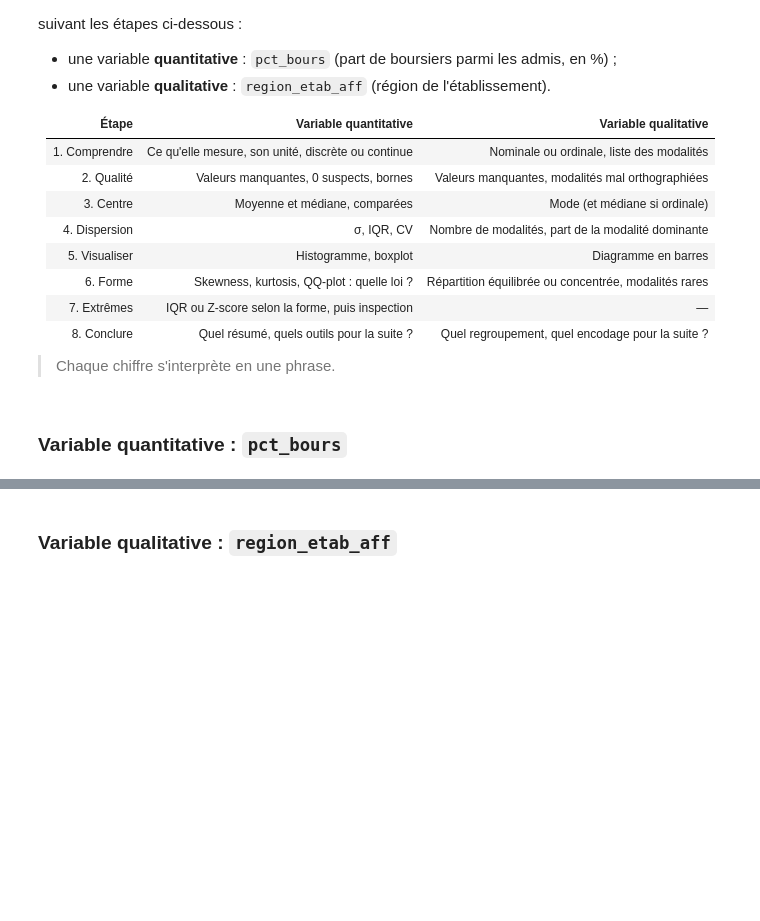
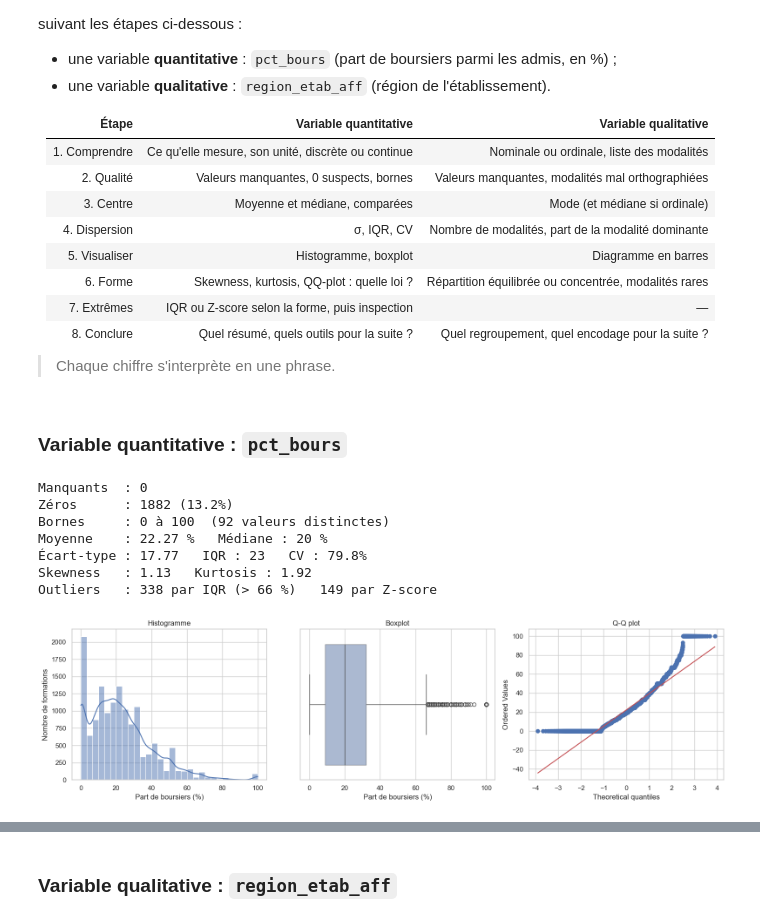
Before and after one commit to Atabbi/Analyse-Univari-, a Jupyter notebook: TP_Parcoursup.ipynb, the cells around one changed output, grey strips where cells are left out. Drawn from its saved outputs; the diff is of its cells as text; code cells hidden in the pictures; blank space fills up the shorter version.

```diff
--- a/TP_Parcoursup.ipynb
+++ b/TP_Parcoursup.ipynb
@@ -587,4 +602,42 @@ Vous disposez maintenant de toute la méthode. Analysez **seuls** les deux varia
 > Chaque chiffre s'interprète en une phrase.
 # %% [markdown]
 ### Variable quantitative : `pct_bours`
+# %%
+s = df['pct_bours']
+q1, q3 = s.quantile(0.25), s.quantile(0.75)
+iqr = q3 - q1
+seuil_haut = q3 + 1.5 * iqr
+z = (s - s.mean()) / s.std()
+
+print(f"Manquants  : {s.isna().sum()}")
+print(f"Zéros      : {(s == 0).sum()} ({(s == 0).mean():.1%})")
+print(f"Bornes     : {s.min():.0f} à {s.max():.0f}  ({s.nunique()} valeurs distinctes)")
+print(f"Moyenne    : {s.mean():.2f} %   Médiane : {s.median():.0f} %")
+print(f"Écart-type : {s.std():.2f}   IQR : {iqr:.0f}   CV : {s.std() / s.mean():.1%}")
+print(f"Skewness   : {s.skew():.2f}   Kurtosis : {s.kurtosis():.2f}")
+print(f"Outliers   : {((s < q1 - 1.5 * iqr) | (s > seuil_haut)).sum()} par IQR "
+      f"(> {seuil_haut:.0f} %)   {(z.abs() > 3).sum()} par Z-score")
+
+fig, axes = plt.subplots(1, 3, figsize=(16, 4.5))
+
+sns.histplot(s, bins=30, kde=True, color='#4C72B0', alpha=0.5, ax=axes[0])
+axes[0].set(xlabel="Part de boursiers (%)", ylabel="Nombre de formations", title="Histogramme")
+
+sns.boxplot(x=s, color='#4C72B0', boxprops=dict(alpha=0.5), ax=axes[1])
+axes[1].set(xlabel="Part de boursiers (%)", title="Boxplot")
+
+stats.probplot(s, dist='norm', plot=axes[2])
+axes[2].set_title("Q-Q plot")
+
+plt.tight_layout()
+plt.show()
+# %% [output]
+Manquants  : 0
+Zéros      : 1882 (13.2%)
+Bornes     : 0 à 100  (92 valeurs distinctes)
+Moyenne    : 22.27 %   Médiane : 20 %
+Écart-type : 17.77   IQR : 23   CV : 79.8%
+Skewness   : 1.13   Kurtosis : 1.92
+Outliers   : 338 par IQR (> 66 %)   149 par Z-score
+[figure, added]
 # %% [markdown]
```
Also changed, not shown: parts of 35 cells of this notebook.
